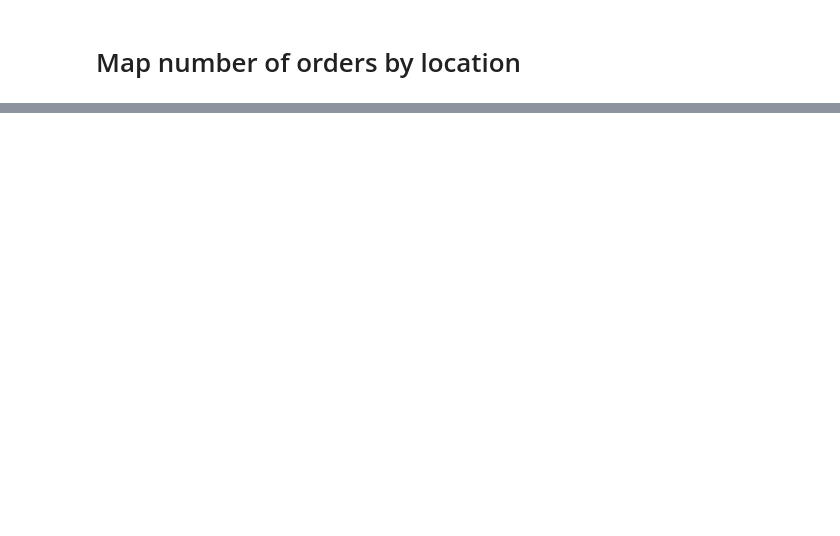
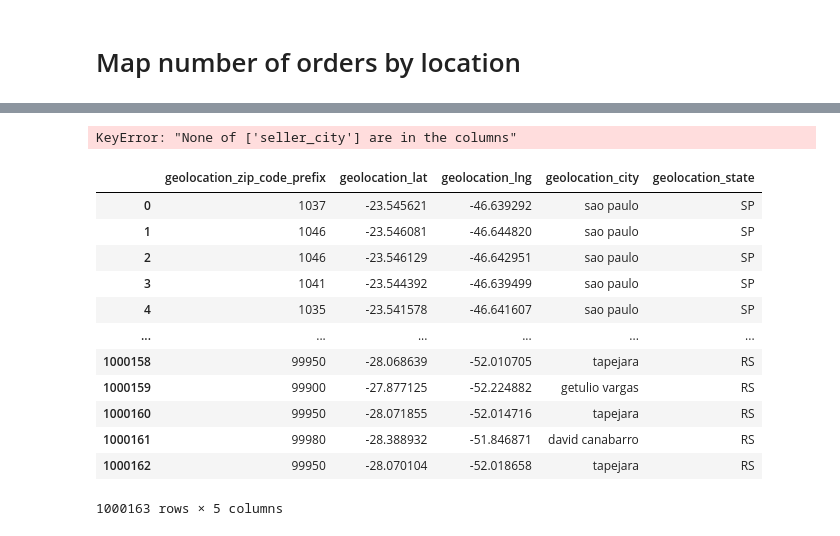
Before and after one commit to honnsey/Olist, a Jupyter notebook: OLIST.ipynb, the cells around one changed output, grey strips where cells are left out. Drawn from its saved outputs; the diff is of its cells as text; code cells hidden in the pictures; blank space fills up the shorter version.

```diff
--- a/OLIST.ipynb
+++ b/OLIST.ipynb
@@ -29,0 +74,23 @@ Olist().get_data()
+# %%
+sellers[['seller_id','seller_city']].groupby(by = 'seller_city').count().merge(geo_by_city,
+                                                                               how= 'left',
+                                                                               left_on='seller_city',
+                                                                               right_on='geolocation_city')
+# %% [output]
+KeyError: "None of ['seller_city'] are in the columns"
+# %%
+geolocation
+# %% [output]
+|  | geolocation_zip_code_prefix | geolocation_lat | geolocation_lng | geolocation_city | geolocation_state |
+| 0 | 1037 | -23.545621 | -46.639292 | sao paulo | SP |
+| 1 | 1046 | -23.546081 | -46.644820 | sao paulo | SP |
+| 2 | 1046 | -23.546129 | -46.642951 | sao paulo | SP |
+| 3 | 1041 | -23.544392 | -46.639499 | sao paulo | SP |
+| 4 | 1035 | -23.541578 | -46.641607 | sao paulo | SP |
+| ... | ... | ... | ... | ... | ... |
+| 1000158 | 99950 | -28.068639 | -52.010705 | tapejara | RS |
+| 1000159 | 99900 | -27.877125 | -52.224882 | getulio vargas | RS |
+| 1000160 | 99950 | -28.071855 | -52.014716 | tapejara | RS |
+| 1000161 | 99980 | -28.388932 | -51.846871 | david canabarro | RS |
+| 1000162 | 99950 | -28.070104 | -52.018658 | tapejara | RS |
+1000163 rows × 5 columns
```
Also changed, not shown: parts of 10 cells of this notebook.
